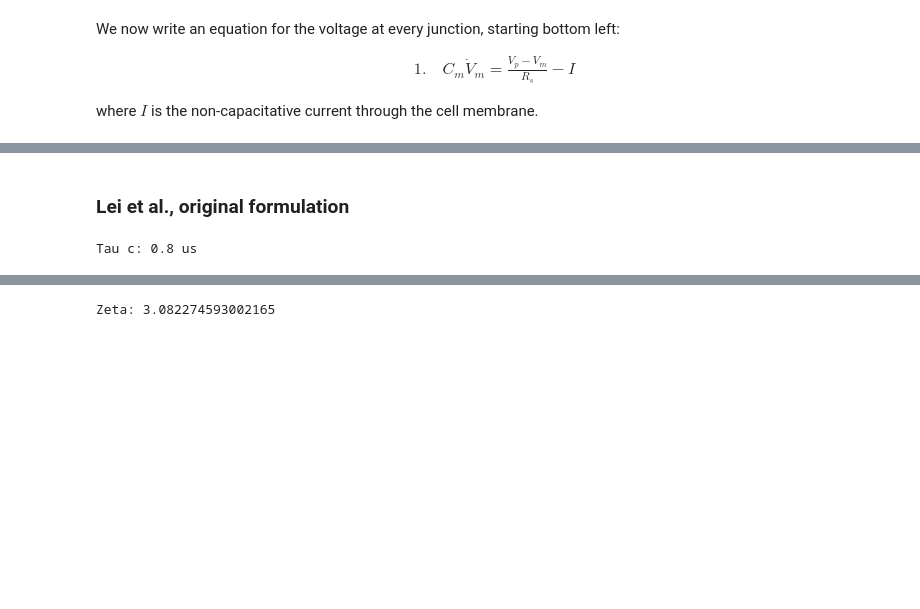
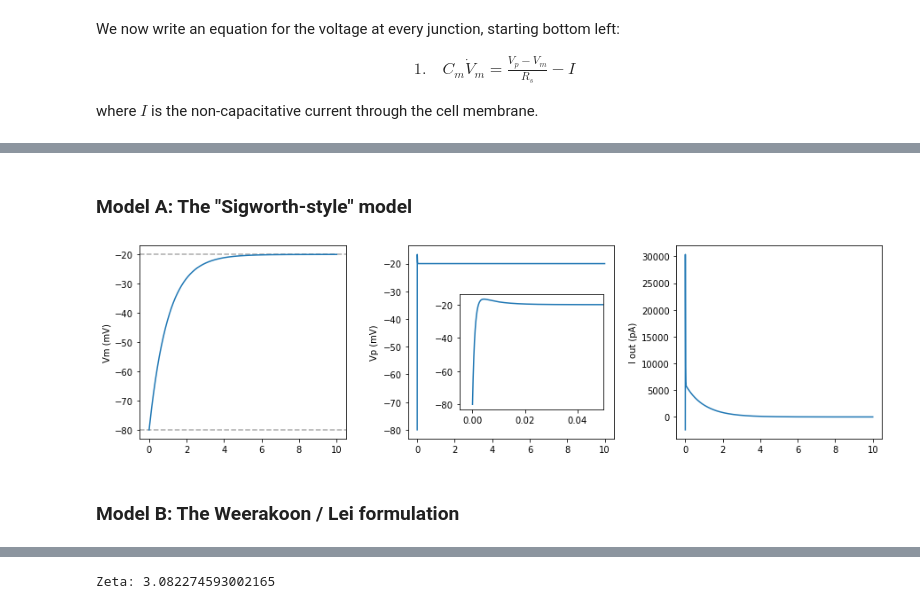
Before and after one commit to CardiacModelling/fitting-notebooks, a Jupyter notebook: artefacts/appendix-F-uncompensated-models.ipynb, the cells around one changed output, grey strips where cells are left out. Drawn from its saved outputs; the diff is of its cells as text; code cells hidden in the pictures; blank space fills up the shorter version.

Commit message:
Redid uncompensated models appendix, fixing a minor typo causing quite a big difference.

```diff
--- a/artefacts/appendix-F-uncompensated-models.ipynb
+++ b/artefacts/appendix-F-uncompensated-models.ipynb
@@ -76,7 +116,7 @@ The values for the different constants are mostly based on Weerakoon.
 We recalculate $\tau_c$ instead of using the constant value.
 The value for $\tau_a$ is the 50ns from Weerakoon et al., slower than the 16ns used in Sigworth 1995.
-# %% [markdown]
-### Lei et al., original formulation
+# %% [markdown]
+### Model A: The "Sigworth-style" model
 # %%
 import myokit
 
@@ -85,9 +179,44 @@ import matplotlib.pyplot as plt
+# %%
+tol = 1e-8
+dt = 5e-5
+
+sA = myokit.Simulation(mA)
+sA.set_tolerance(tol, tol)
+dA = sA.run(10, log_interval=dt)
+# %%
+kw = dict(color='#aaa', ls='--')
+
+fig = plt.figure(figsize=(15, 4))
+fig.subplots_adjust(wspace=0.3)
+
+ax = fig.add_subplot(1, 3, 1)
+ax.set_ylabel('Vm (mV)')
+ax.axhline(mA.get('cell.Vm').initial_value().eval(), **kw)
+ax.axhline(mA.get('amp.Vc').eval(), **kw)
+ax.plot(dA.time(), dA['cell.Vm'])
+
+ax = fig.add_subplot(1, 3, 2)
+ax.set_ylabel('Vp (mV)')
+ax.plot(dA.time(), dA['amp.Vp'])
+ax = ax.inset_axes((0.25, 0.15, 0.7, 0.6))
+ax.plot(dA.time(), dA['amp.Vp'])
+ax.set_xlim(-0.005, 0.05)
+
+ax = fig.add_subplot(1, 3, 3)
+ax.set_ylabel('I out (pA)')
+ax.plot(dA.time(), dA['amp.I_out'])
+
+plt.show()
+# %% [output]
+[figure, added]
+# %% [markdown]
+### Model B: The Weerakoon / Lei formulation
 # %%
-m0 = myokit.parse_model('''
+mB = myokit.parse_model('''
 [[model]]
-cell.Vm = -80  # Vm starts at -80
-amp.Vp = -80   # I=0, dot(Vm)=0, so Vp = Vm
-amp.I_out = 0  # I=0, steady state
+cell.Vm = -80
+amp.Vp = -80
+amp.I_out = 0
 
 [engine]
 time = 0 [ms]
@@ -101,12 +230,12 @@ Cm = 100 [pF]
 I = 0 [pA]
     in [pA]
 
-# Equation 1 / Equation S2.11
+# Equation 1 (S2.10)
 dot(Vm) = (Vp - Vm) / (Rs * Cm) - I / Cm
     in [mV]
 
 [amp]
-use cell.Vm, cell.Cm
+use cell.Vm, cell.Cm, cell.I
 Vc = -20 [mV]
     in [mV]
 Rs = 0.01 [GOhm]
@@ -115,30 +244,19 @@ Rf = 0.025 [GOhm]
     in [GOhm]
 Cf = 0.3 [pF]
     in [pF]
-Cp = 4.5 [pF]  # Value chosen to get tau_c = 0.8 as in Weerakoon
-    in [pF]
-Ct = Cf + Cp
+Cp = 4.5 [pF]
     in [pF]
 tau_amp = 0.05e-3 [ms]
     in [ms]
 tau_c = tau_amp * (Cf + Cp) / Cf
     in [ms]
 
-# Equation S2.5
-I_in = cell.I + Cm * dot(Vm) + Cp * dot(Vp)
-    in [pA]
-
-# Equation S2.8
-dot(I_out) = (I_in - I_out) / (Rf * Cf)
-    in [pA]
-
-# Equation 3b, S2.12
+# Equation 3b (S2.12)
 dot(Vp) = (Vc - Vp) / tau_c
     in [mV]
 
+# Equation 5 (S2.5 and S2.8)
+dot(I_out) = (I + Cm * dot(Vm) + Cp * dot(Vp) - I_out) / (Rf * Cf)
+    in [pA]
 ''')
-m0.check_units(myokit.UNIT_STRICT)
-
-print(f'Tau c: {m0.get("amp.tau_c").eval() * 1e3} us')
+mB.check_units(myokit.UNIT_STRICT)
-# %% [output]
-Tau c: 0.8 us
```
Also changed, not shown: parts of 49 cells of this notebook, 7 other files.
